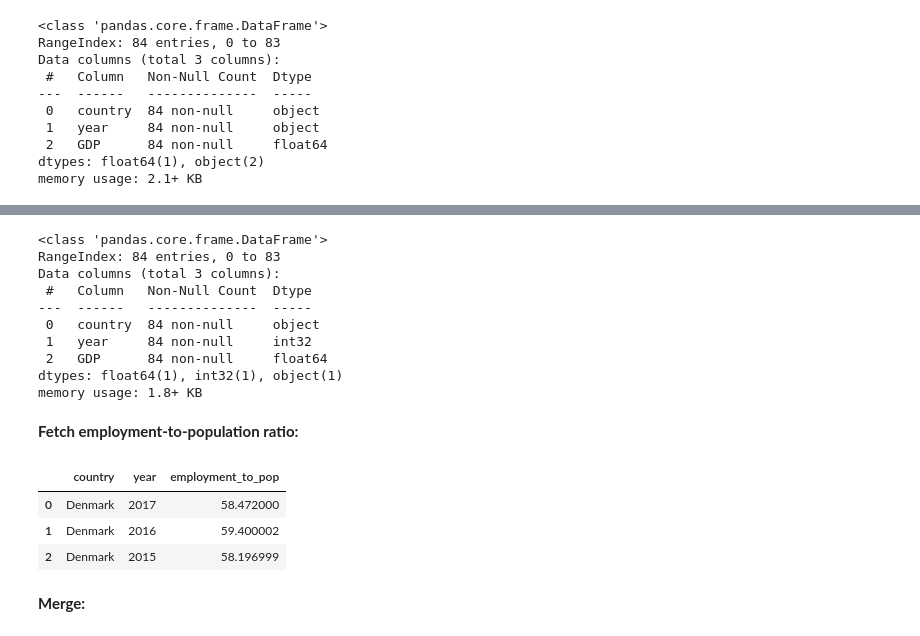
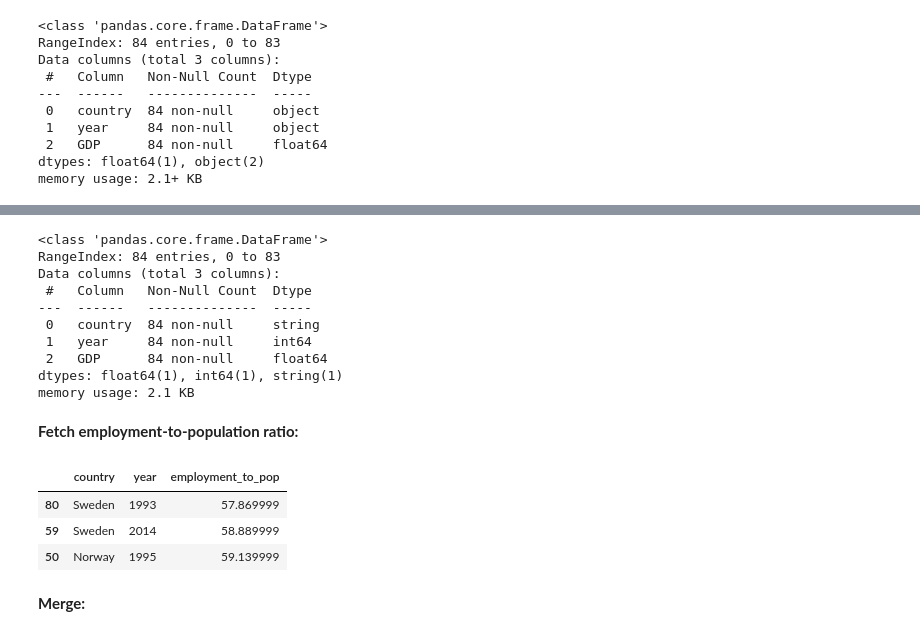
Before and after one commit to NumEconCopenhagen/lectures-2021, a Jupyter notebook: 08/Basic_data_analysis.ipynb, the cells around one changed output, grey strips where cells are left out. Saved outputs shown, nothing was run; the diff lists cells and outputs as text; code cells hidden in the pictures.

```diff
--- a/08/Basic_data_analysis.ipynb
+++ b/08/Basic_data_analysis.ipynb
@@ -493,5 +527,6 @@ memory usage: 2.1+ KB
 # %%
-wb_gdp.year = wb_gdp.year.astype(int)
+wb_gdp.year = wb_gdp.year.astype(int) # convert year
+wb_gdp.country = wb_gdp.country.astype('string') # convert country to the special pandas string type
 wb_gdp.info()
 # %% [output]
 <class 'pandas.core.frame.DataFrame'>
@@ -499,24 +534,24 @@ RangeIndex: 84 entries, 0 to 83
 Data columns (total 3 columns):
  #   Column   Non-Null Count  Dtype
 ---  ------   --------------  -----
- 0   country  84 non-null     object
- 1   year     84 non-null     int32
+ 0   country  84 non-null     string
+ 1   year     84 non-null     int64
  2   GDP      84 non-null     float64
-dtypes: float64(1), int32(1), object(1)
-memory usage: 1.8+ KB
+dtypes: float64(1), int64(1), string(1)
+memory usage: 2.1 KB
 # %% [markdown]
 **Fetch employment-to-population ratio:**
 # %%
-wb_empl = wb.download(indicator='SL.EMP.TOTL.SP.ZS', country=['SE','DK','NO'], start=1990, end=2017)
-wb_empl.rename(columns = {'SL.EMP.TOTL.SP.ZS':'employment_to_pop'}, inplace=True)
+wb_empl = wb.download(indicator='SL.EMP.TOTL.SP.ZS', country=['SE','DK','NO'], start=1990, end=2017) # don't need the special datetime here.
+wb_empl.rename(columns = {'SL.EMP.TOTL.SP.ZS':'employment_to_pop'}, inplace=True) # Better col name
 wb_empl.reset_index(inplace = True)
 wb_empl.year = wb_empl.year.astype(int)
-wb_empl.head(3)
+wb_empl.sample(3)
 # %% [output]
 |  | country | year | employment_to_pop |
-| 0 | Denmark | 2017 | 58.472000 |
-| 1 | Denmark | 2016 | 59.400002 |
-| 2 | Denmark | 2015 | 58.196999 |
+| 80 | Sweden | 1993 | 57.869999 |
+| 59 | Sweden | 2014 | 58.889999 |
+| 50 | Norway | 1995 | 59.139999 |
 # %% [markdown]
 **Merge:**
 # %%
```
Also changed, not shown: parts of 60 cells of this notebook, 17 other files.
